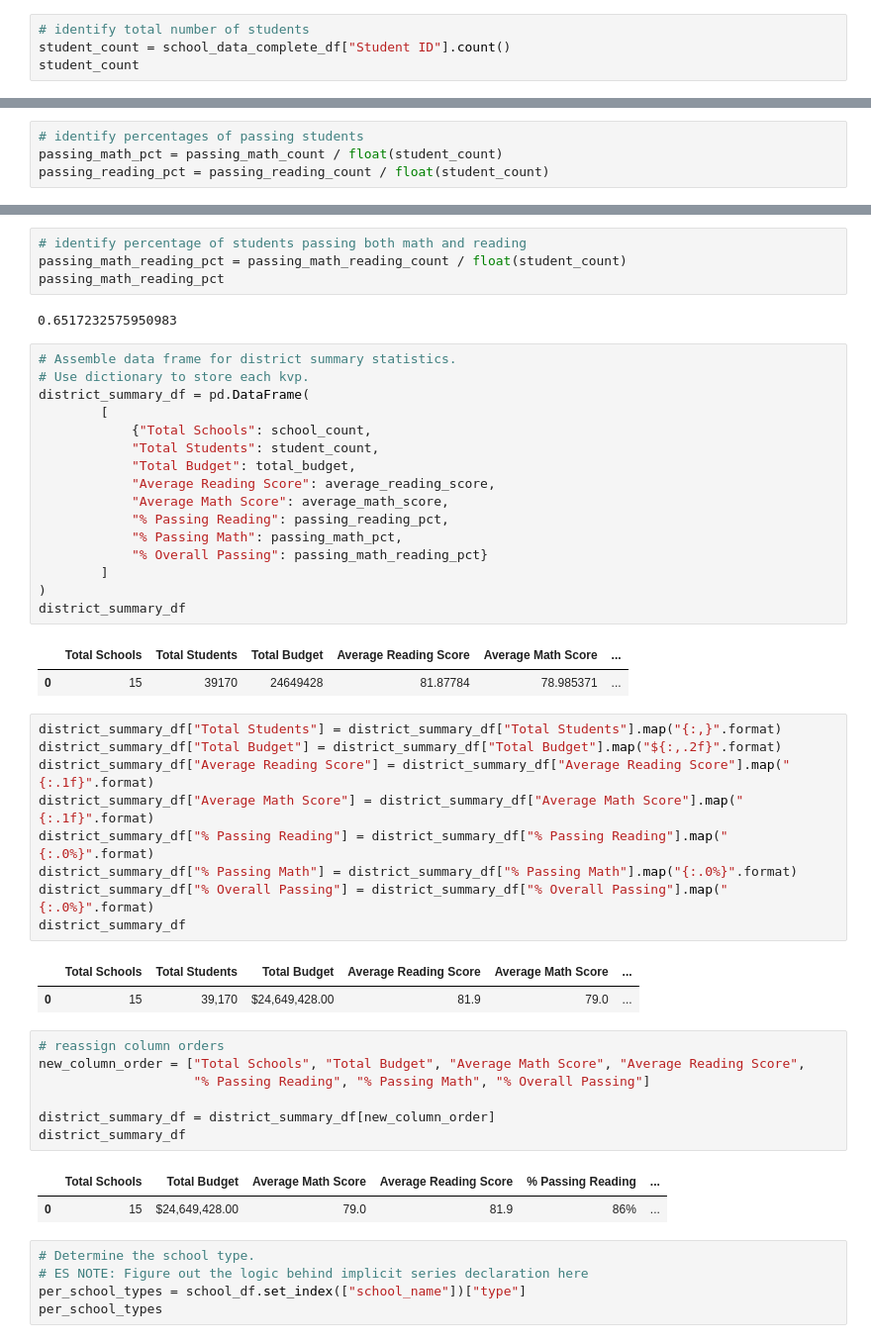
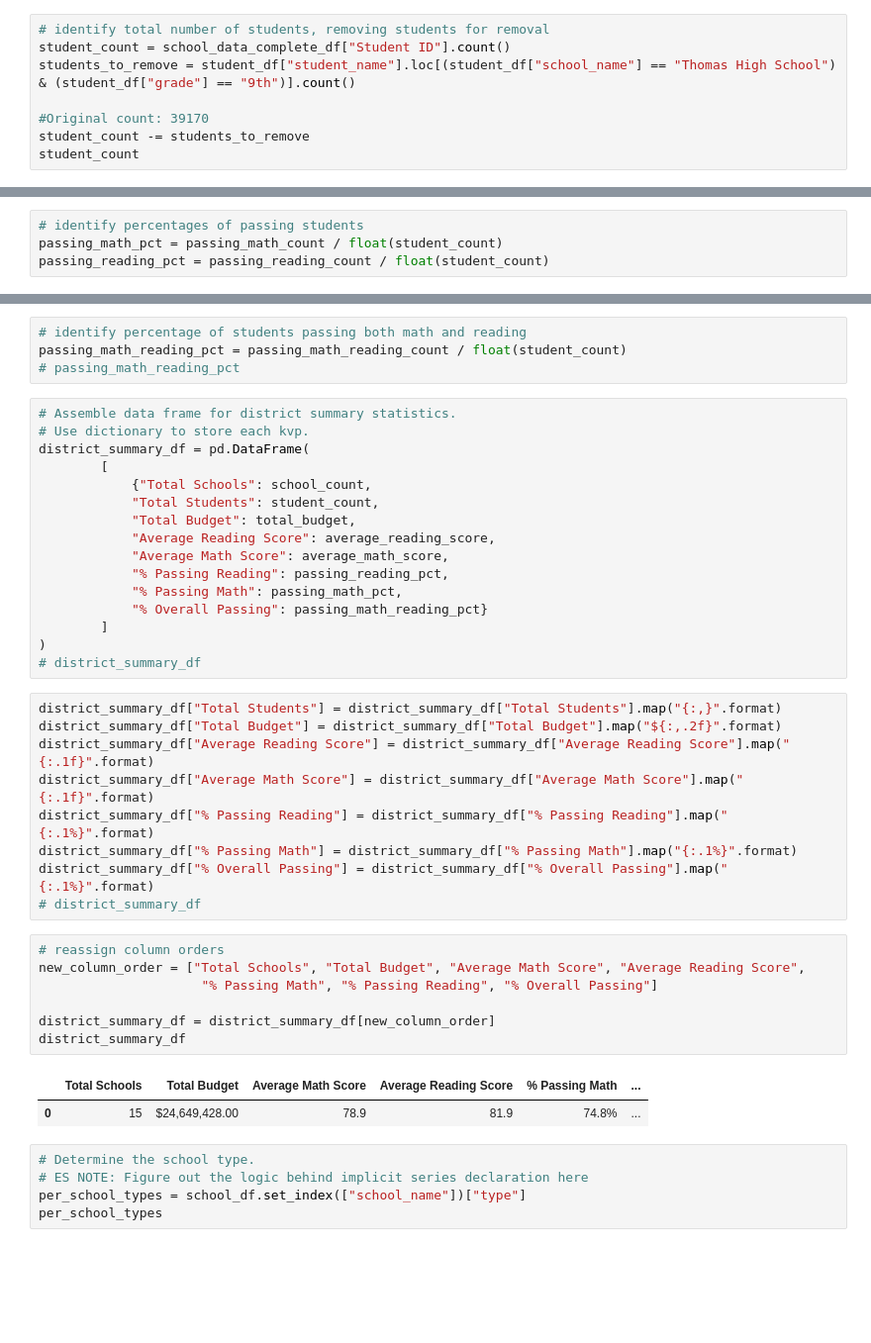
Before and after one commit to eric-spoerner/school-district-analysis, a Jupyter notebook: PyCitySchools_Challenge.ipynb, the cells around one changed output, grey strips where cells are left out. Shown at 99% size. Cells and saved outputs as stored; diff of their text form; blank space fills up the shorter version.

Commit message:
More work to amend Thomas High School metrics based on cheating students.

```diff
--- a/PyCitySchools_Challenge.ipynb
+++ b/PyCitySchools_Challenge.ipynb
@@ -344,5 +320,9 @@ school_data_complete_df.head(10)
 # %%
-# identify total number of students
+# identify total number of students, removing students for removal
 student_count = school_data_complete_df["Student ID"].count()
+students_to_remove = student_df["student_name"].loc[(student_df["school_name"] == "Thomas High School") & (student_df["grade"] == "9th")].count()
+
+#Original count: 39170
+student_count -= students_to_remove
 student_count
 # %% [output]
@@ -453,9 +413,7 @@ passing_math_reading_count
 # %%
 # identify percentage of students passing both math and reading
 passing_math_reading_pct = passing_math_reading_count / float(student_count)
-passing_math_reading_pct
+# passing_math_reading_pct
-# %% [output]
-0.6517232575950983
 # %%
 # Assemble data frame for district summary statistics.
 # Use dictionary to store each kvp.
@@ -471,32 +429,26 @@ district_summary_df = pd.DataFrame(
             "% Overall Passing": passing_math_reading_pct}
         ]
 )
-district_summary_df
+# district_summary_df
-# %% [output]
-|  | Total Schools | Total Students | Total Budget | Average Reading Score | Average Math Score | ... |
-| 0 | 15 | 39170 | 24649428 | 81.87784 | 78.985371 | ... |
 # %%
 district_summary_df["Total Students"] = district_summary_df["Total Students"].map("{:,}".format)
 district_summary_df["Total Budget"] = district_summary_df["Total Budget"].map("${:,.2f}".format)
 district_summary_df["Average Reading Score"] = district_summary_df["Average Reading Score"].map("{:.1f}".format)
 district_summary_df["Average Math Score"] = district_summary_df["Average Math Score"].map("{:.1f}".format)
-district_summary_df["% Passing Reading"] = district_summary_df["% Passing Reading"].map("{:.0%}".format)
-district_summary_df["% Passing Math"] = district_summary_df["% Passing Math"].map("{:.0%}".format)
-district_summary_df["% Overall Passing"] = district_summary_df["% Overall Passing"].map("{:.0%}".format)
-district_summary_df
+district_summary_df["% Passing Reading"] = district_summary_df["% Passing Reading"].map("{:.1%}".format)
+district_summary_df["% Passing Math"] = district_summary_df["% Passing Math"].map("{:.1%}".format)
+district_summary_df["% Overall Passing"] = district_summary_df["% Overall Passing"].map("{:.1%}".format)
+# district_summary_df
-# %% [output]
-|  | Total Schools | Total Students | Total Budget | Average Reading Score | Average Math Score | ... |
-| 0 | 15 | 39,170 | $24,649,428.00 | 81.9 | 79.0 | ... |
 # %%
 # reassign column orders
 new_column_order = ["Total Schools", "Total Budget", "Average Math Score", "Average Reading Score",
-                    "% Passing Reading", "% Passing Math", "% Overall Passing"]
+                     "% Passing Math", "% Passing Reading", "% Overall Passing"]
 
 district_summary_df = district_summary_df[new_column_order]
 district_summary_df
 # %% [output]
-|  | Total Schools | Total Budget | Average Math Score | Average Reading Score | % Passing Reading | ... |
-| 0 | 15 | $24,649,428.00 | 79.0 | 81.9 | 86% | ... |
+|  | Total Schools | Total Budget | Average Math Score | Average Reading Score | % Passing Math | ... |
+| 0 | 15 | $24,649,428.00 | 78.9 | 81.9 | 74.8% | ... |
 # %%
 # Determine the school type.
 # ES NOTE: Figure out the logic behind implicit series declaration here
```
Also changed, not shown: parts of 35 cells of this notebook.
